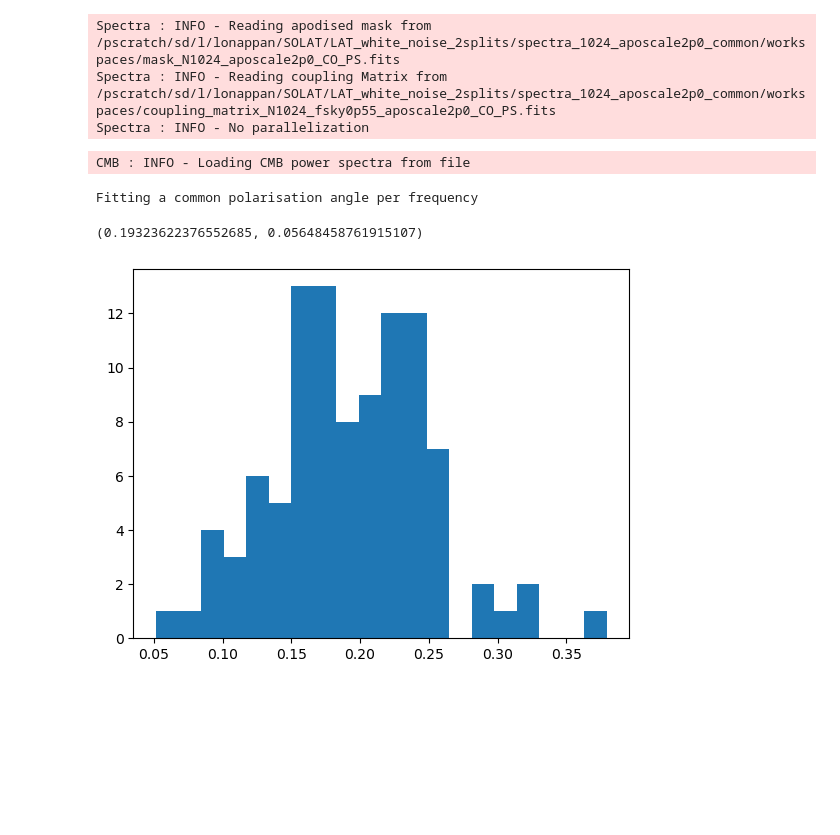
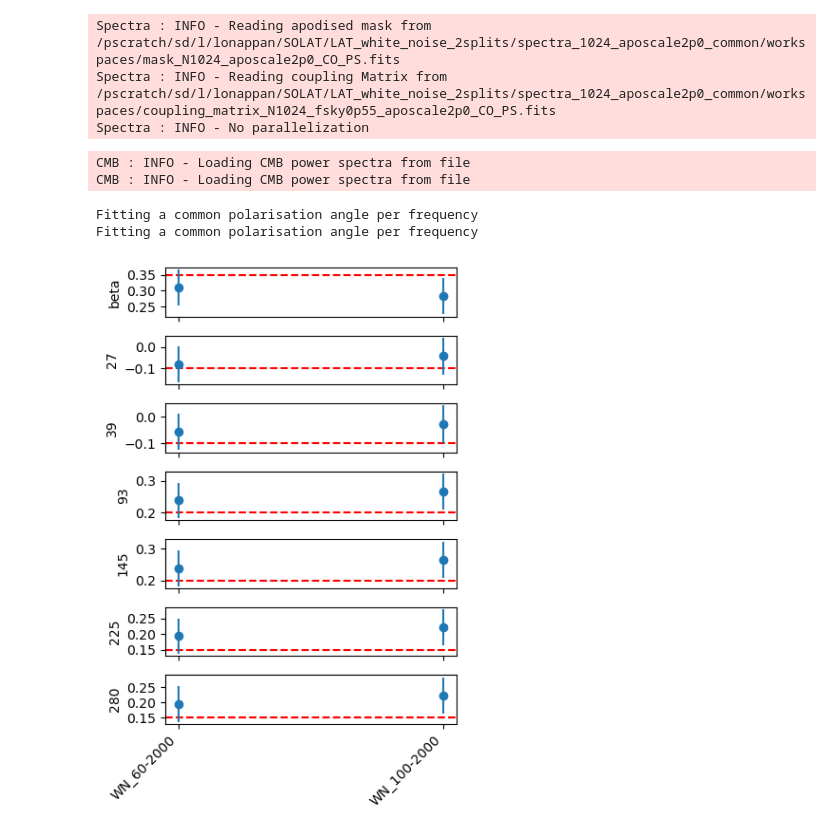
Before and after one commit to antolonappan/solat_cb, a Jupyter notebook: notebooks/spectra_mle.ipynb, the cells around one changed output. Cells and saved outputs as stored; diff of their text form; code cells hidden in the pictures; blank space fills up the shorter version.

Commit message:
stat
Signed-off-by: Anto Idicherian Lonappan <antolonappan@icloud.com>

```diff
--- a/notebooks/spectra_mle.ipynb
+++ b/notebooks/spectra_mle.ipynb
@@ -39,7 +39,10 @@ Spectra : INFO - Reading apodised mask from /pscratch/sd/l/lonappan/SOLAT/LAT_wh
 Spectra : INFO - Reading coupling Matrix from /pscratch/sd/l/lonappan/SOLAT/LAT_white_noise_2splits/spectra_1024_aposcale2p0_common/workspaces/coupling_matrix_N1024_fsky0p55_aposcale2p0_CO_PS.fits
 Spectra : INFO - No parallelization
 # %%
-ml = MLE(libdir,spec,fit, alpha_per_split=False,rm_same_tube=False,binwidth=binwidth,bmin=bmin,bmax=bmax)
+ml1 = MLE(libdir,spec,fit, alpha_per_split=False,rm_same_tube=False,binwidth=binwidth,bmin=60,bmax=2000)
+ml2 = MLE(libdir,spec,fit, alpha_per_split=False,rm_same_tube=False,binwidth=binwidth,bmin=100,bmax=2000)
 # %% [output]
 CMB : INFO - Loading CMB power spectra from file
+CMB : INFO - Loading CMB power spectra from file
 Fitting a common polarisation angle per frequency
+Fitting a common polarisation angle per frequency
@@ -50,8 +49,10 @@ for i in range(100):
-# %%
-np.mean(beta),np.std(beta)
-# %% [output]
-(0.19323622376552685, 0.05648458761915107)
-# %%
-Null = plt.hist(beta,bins=20)
-# %% [output]
-[figure, removed]
+# %%
+cases = {}
+cases['WN'] = [ml1,ml2]
+#cases['WN+1/f'] = [ml1,ml2]
+# %%
+ms = MultiStat(cases)
+# %%
+ms.plot()
+# %% [output]
+[figure, added]
```
Also changed, not shown: parts of 1 cell of this notebook, 3 other files.
